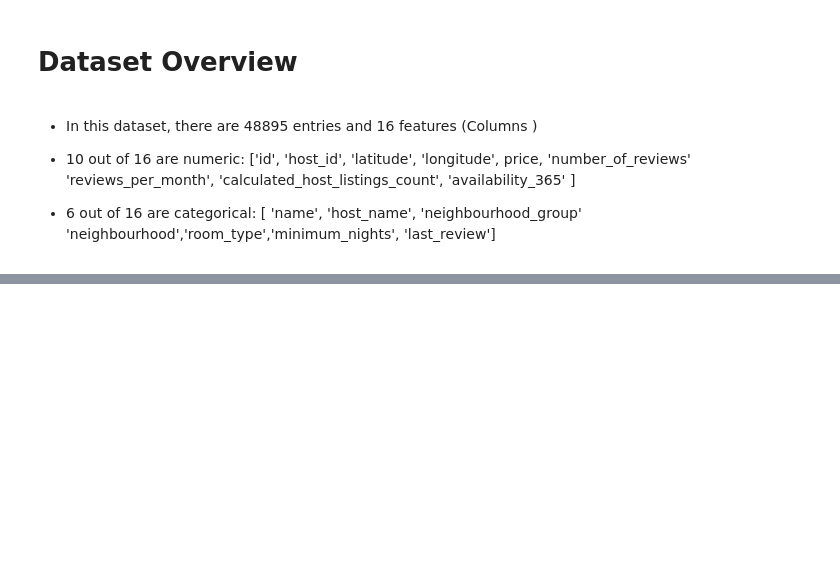
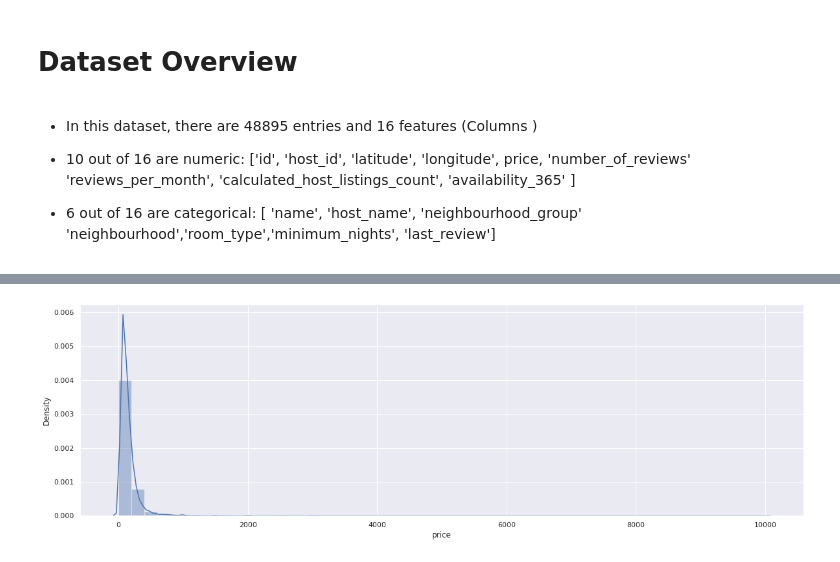
Before and after one commit to AkashSalmuthe/Airbnb-Bookings-Analysis---Akash-Salmuthe, a Jupyter notebook: Airbnb_Bookings_Analysis_Capstone_Project.ipynb, the cells around one changed output, grey strips where cells are left out. Cells and saved outputs as stored; diff of their text form; code cells hidden in the pictures; blank space fills up the shorter version.

```diff
--- a/Airbnb_Bookings_Analysis_Capstone_Project.ipynb
+++ b/Airbnb_Bookings_Analysis_Capstone_Project.ipynb
@@ -700,0 +199,12 @@ Plot shows that Staten Island has the highest mean availability value around 220
+# %%
+#filling nan with unknown as we dont know the name
+df['name'].fillna('unknown',inplace=True)
+
+#filling nan with no_name as we dont know the hostname
+df['host_name'].fillna('no_name',inplace=True)
+
+#filling nan with 0 and as type integer beacause it is quantitative
+df['reviews_per_month']=df['reviews_per_month'].replace(to_replace=np.nan,value=0).astype('int64')
+
+#last review it is unnecessary we can drop the column
+df.drop(['id','last_review'],axis=1,inplace=True)
@@ -700,0 +268,7 @@ Plot shows that Staten Island has the highest mean availability value around 220
+# %%
+sns.set(rc={"figure.figsize": (20, 6)})
+
+sns.distplot(df['price'],hist=True)
+plt.show()
+# %% [output]
+[figure, added]
```
Also changed, not shown: parts of 284 cells of this notebook.
